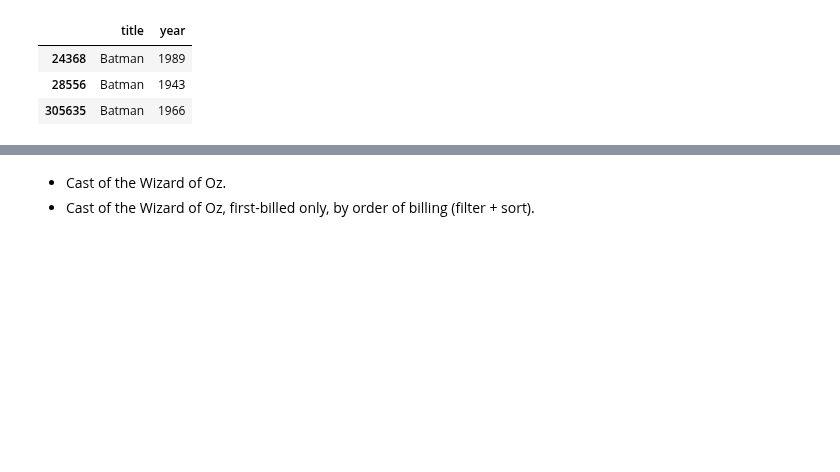
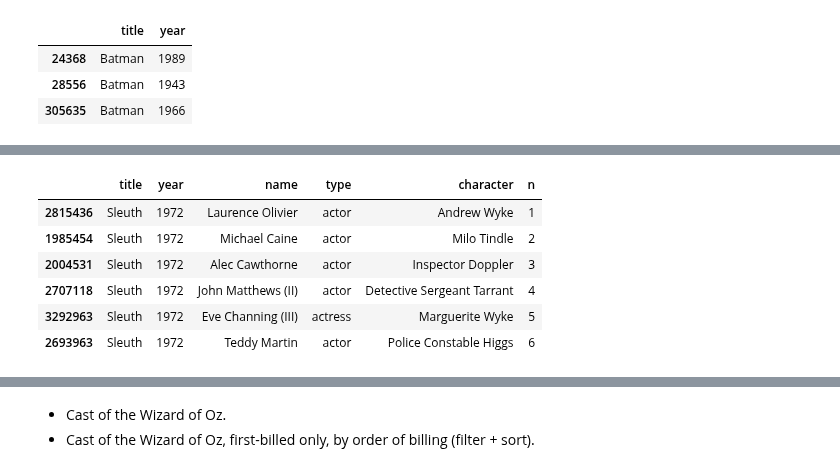
Before and after one commit to brandon-rhodes/pycon-pandas-tutorial, a Jupyter notebook: Solutions-1.ipynb, the cells around one changed output, grey strips where cells are left out. Cells and saved outputs as stored; diff of their text form; code cells hidden in the pictures; blank space fills up the shorter version.

```diff
--- a/Solutions-1.ipynb
+++ b/Solutions-1.ipynb
@@ -109,0 +162,16 @@ t[t.title == 'Batman']
+# %%
+# Display the entire cast, in "n"-order, of the 1972 film "Sleuth".
+
+c = cast
+c = c[c.title == 'Sleuth']
+c = c[c.year == 1972]
+c = c.sort('n')
+c
+# %% [output]
+|  | title | year | name | type | character | n |
+| 2815436 | Sleuth | 1972 | Laurence Olivier | actor | Andrew Wyke | 1 |
+| 1985454 | Sleuth | 1972 | Michael Caine | actor | Milo Tindle | 2 |
+| 2004531 | Sleuth | 1972 | Alec Cawthorne | actor | Inspector Doppler | 3 |
+| 2707118 | Sleuth | 1972 | John Matthews (II) | actor | Detective Sergeant Tarrant | 4 |
+| 3292963 | Sleuth | 1972 | Eve Channing (III) | actress | Marguerite Wyke | 5 |
+| 2693963 | Sleuth | 1972 | Teddy Martin | actor | Police Constable Higgs | 6 |
```
Also changed, not shown: parts of 10 cells of this notebook, 1 other file.
